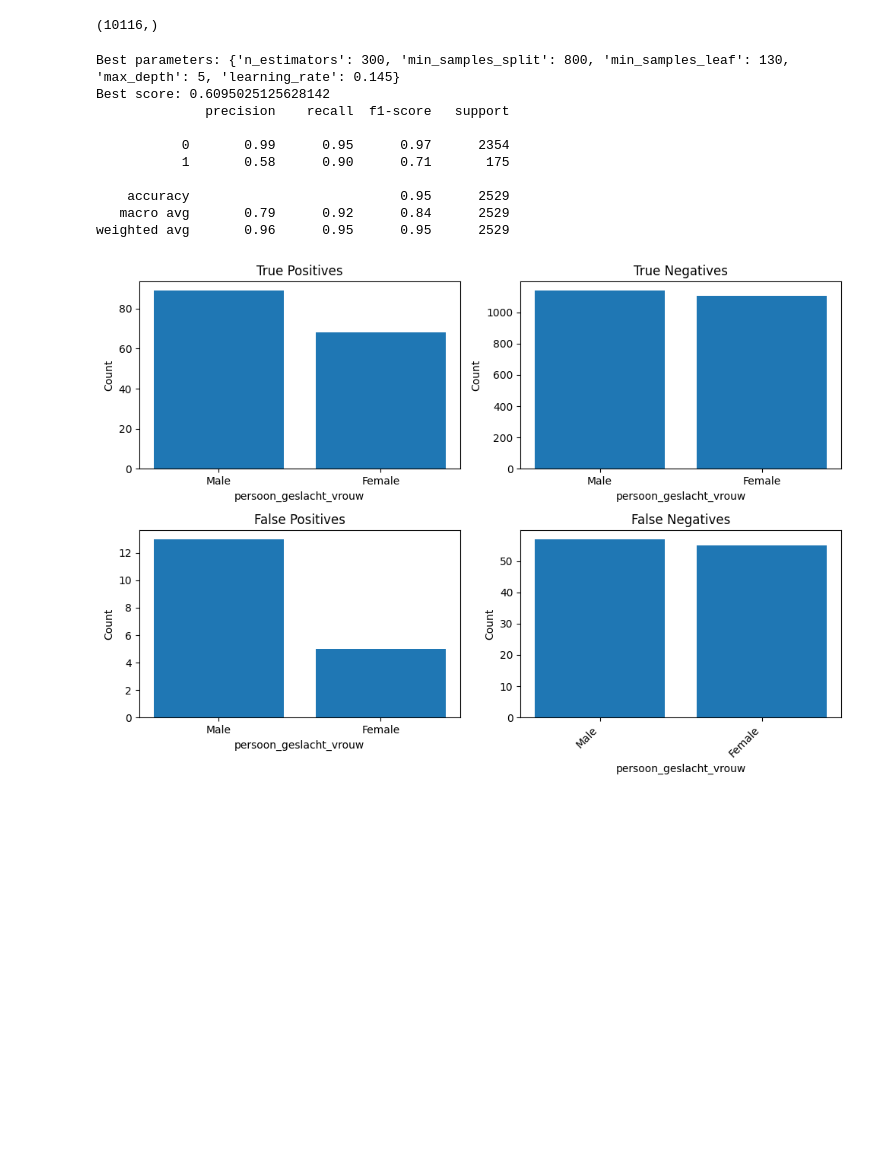
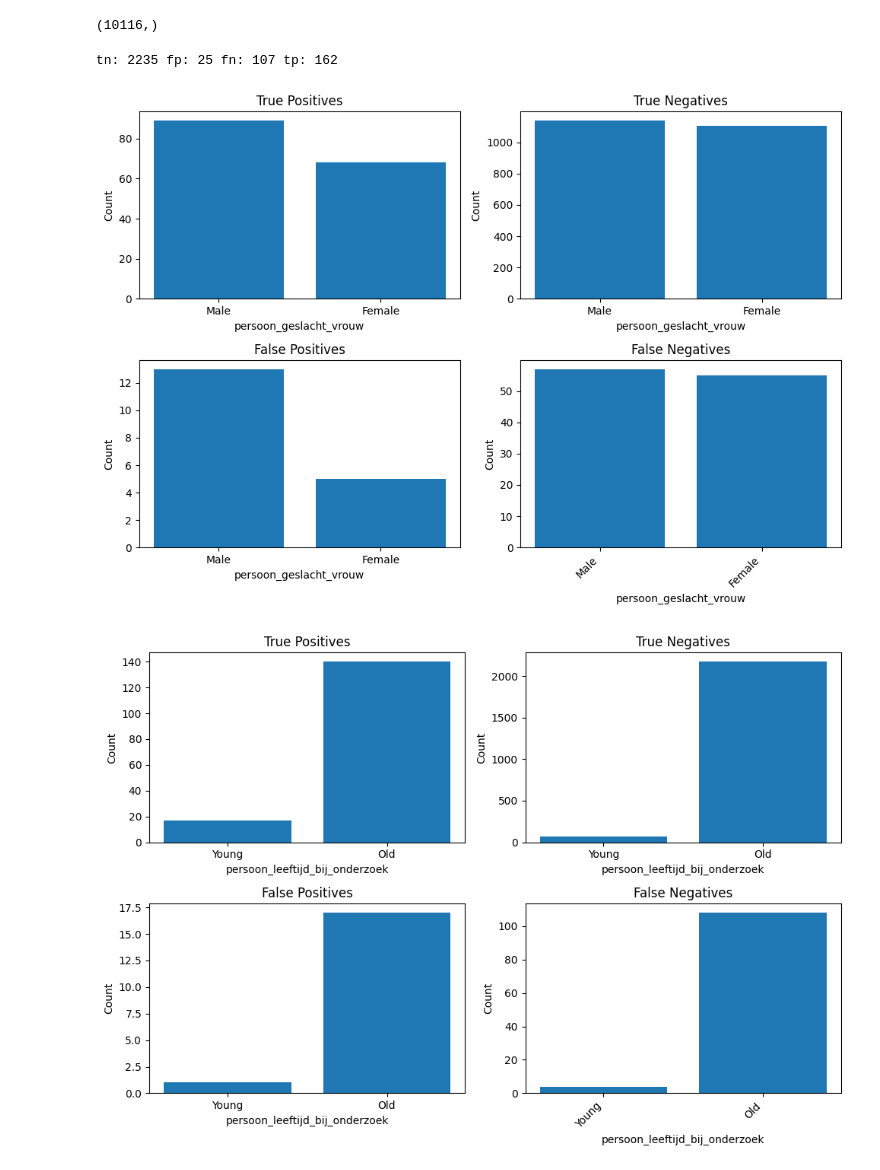
Before and after one commit to Roodster/test-val-for-ai-project, a Jupyter notebook: notebooks/optimizing_baseline.ipynb, the cells around one changed output. Cells and saved outputs as stored; diff of their text form; code cells hidden in the pictures; blank space fills up the shorter version.

```diff
--- a/notebooks/optimizing_baseline.ipynb
+++ b/notebooks/optimizing_baseline.ipynb
@@ -7,6 +7,28 @@ def preprocess(data, target_label='checked'):
     y = data[target_label]
 
     return X, y
+
+from sklearn.metrics import recall_score, roc_auc_score
+
+def custom_scoring(y_true, y_pred, fp_threshold=0.0075):
+  """
+  Custom scoring function that combines recall with false positive control.
+
+  Args:
+      y_true: Ground truth labels.
+      y_pred: Predicted labels.
+      fp_threshold: Maximum tolerable false positive rate.
+
+  Returns:
+      A score combining recall and false positive control.
+  """
+  recall = recall_score(y_true, y_pred)
+  false_positives = (y_pred == 1) & (y_true == 0)
+  false_positive_rate = false_positives.sum() / len(y_true)
+  penalty = 0  # Adjust penalty weight for false positives
+  if false_positive_rate > fp_threshold:
+    penalty = (false_positive_rate - fp_threshold) ** 2  # Increase penalty quadratically for exceeding threshold
+  return recall - penalty
 
 
 from sklearn.ensemble import GradientBoostingClassifier
@@ -19,10 +41,10 @@ from sklearn.model_selection import RandomizedSearchCV
 # Define the parameter grid
 param_grid = {
     'learning_rate': [0.14, 0.145, 0.15],
-    'n_estimators': [300],
+    'n_estimators': [350, 400],
     'max_depth': [5],
-    'min_samples_split': [800],
-    'min_samples_leaf': [120, 125, 130],
+    'min_samples_split': [900],
+    'min_samples_leaf': [120, 125],
 }
 
 
@@ -30,7 +52,7 @@ param_grid = {
 model = GradientBoostingClassifier()
 
 # Define the GridSearchCV object
-grid_search = RandomizedSearchCV(model, param_grid, scoring='recall', cv=5, n_jobs=4)
+grid_search = RandomizedSearchCV(model, param_grid, scoring=custom_scoring, cv=5, n_jobs=4)
 
 
 
@@ -55,21 +77,18 @@ print("Best score:", grid_search.best_score_)
 y_pred_rew = grid_search.predict(X_test)
 
 results = classification_report(y_pred_rew, y_test)
-tn, fp, fn, tp  = confusion_matrix(y_pred_rew, y_test)
+(tn, fp, fn, tp) = confusion_matrix(y_test, y_pred_rew).ravel()
 print(f"tn: {tn} fp: {fp} fn: {fn} tp: {tp} ")
 print(results)
 # %% [output]
 (10116,)
-Best parameters: {'n_estimators': 300, 'min_samples_split': 800, 'min_samples_leaf': 130, 'max_depth': 5, 'learning_rate': 0.145}
-Best score: 0.6095025125628142
-              precision    recall  f1-score   support
-
-           0       0.99      0.95      0.97      2354
-           1       0.58      0.90      0.71       175
-
-    accuracy                           0.95      2529
-   macro avg       0.79      0.92      0.84      2529
-weighted avg       0.96      0.95      0.95      2529
+# %%
+(tn, fp, fn, tp) = confusion_matrix(y_test, y_pred_rew).ravel()
+
+
+print(f"tn: {tn} fp: {fp} fn: {fn} tp: {tp} ")
+# %% [output]
+tn: 2235 fp: 25 fn: 107 tp: 162
 # %%
 # Example usage (replace with your actual model, data, and feature name)
 model = GradientBoostingClassifier(n_estimators=300, min_samples_split=800, min_samples_leaf=130, max_depth=5, learning_rate=0.145)
@@ -143,38 +162,44 @@ def plot_classification_by_feature(X_test, y_test, y_pred, feature_name, feature
     axes[0, 1].set_xlabel(feature_name)
     axes[0, 1].set_ylabel('Count')
     axes[0, 1].set_title('True Negatives')
     axes[0, 1].set_xticks(unique_features)
 
     # Plot false positives
     axes[1, 0].bar(features, [class_counts['FP'][v] for v in unique_features], label='False Positives')
     axes[1, 0].set_xlabel(feature_name)
     axes[1, 0].set_ylabel('Count')
     axes[1, 0].set_title('False Positives')
     axes[1, 0].set_xticks(unique_features)
 
     # Plot false negatives
     axes[1, 1].bar(features, [class_counts['FN'][v] for v in unique_features], label='False Negatives')
     axes[1, 1].set_xlabel(feature_name)
     axes[1, 1].set_ylabel('Count')
     axes[1, 1].set_title('False Negatives')
     axes[1, 1].set_xticks(unique_features)
 
     # Common x labels for all subplots
     plt.xticks(rotation=45, ha='right')
     plt.tight_layout()
     plt.show()
 
 
 
-feature_name = 'persoon_geslacht_vrouw'
+feature_name1= 'persoon_geslacht_vrouw'
+feature_name2 = 'persoon_leeftijd_bij_onderzoek'
+# Define a function to conditionally change age values
+def change_age_category(age):
+  if age < 30:
+    return 0
+  else:
+    return 1
 
-# Condition to check
-condition = X_test['persoon_leeftijd_onderzoek'] > 2
+X_test_age = X_test.copy()
+# Apply the function to the 'age' column using vectorized operations
+X_test_age[feature_name2] = X_test[feature_name2].apply(change_age_category)
 
-# Change values based on condition
-df.loc[condition, 'col2'] = 'replaced'
-
-plot_classification_by_feature(X_test, y_test, y_pred, feature_name, feature_map={0: 'Male', 1: 'Female'})
-plot_classification_by_feature(X_test, y_test, y_pred, feature_name, feature_map={0: 'Male', 1: 'Female'})
+plot_classification_by_feature(X_test, y_test, y_pred, feature_name1, feature_map={0: 'Male', 1: 'Female'})
+plot_classification_by_feature(X_test_age, y_test, y_pred, feature_name2, feature_map={0: 'Young', 1: 'Old'})
 # %% [output]
 [figure]
+[figure, added]
```
Also changed, not shown: 7 other files.
